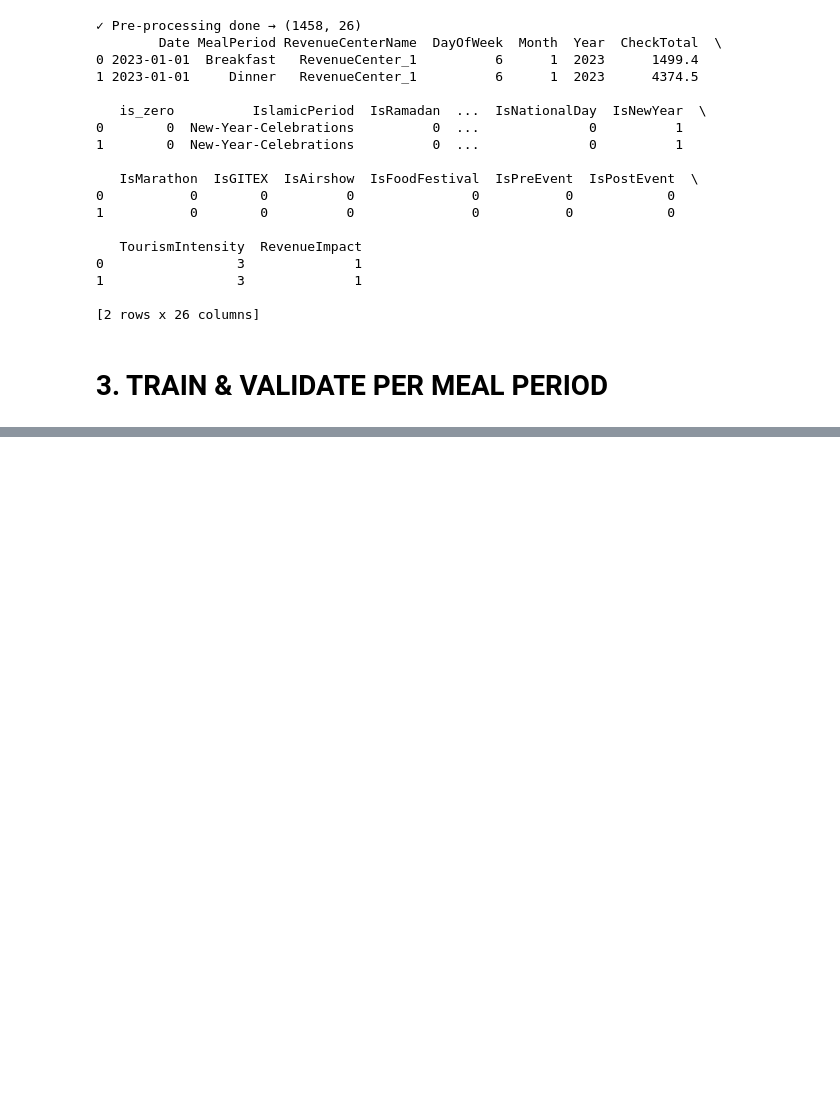
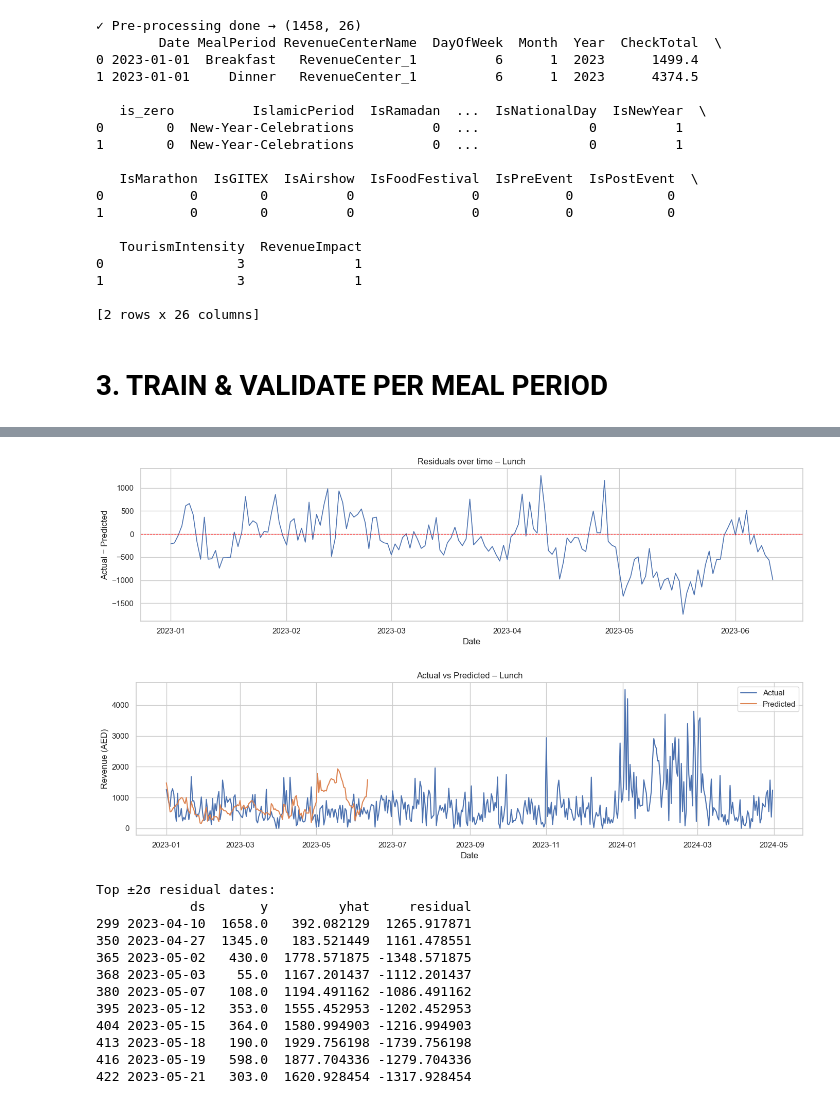
Before and after one commit to BeatBard/hotel-revenue-forecast, a Jupyter notebook: notebooks/model_train_attempt1.ipynb, the cells around one changed output, grey strips where cells are left out. Cells and saved outputs as stored; diff of their text form; code cells hidden in the pictures; blank space fills up the shorter version.

```diff
--- a/notebooks/model_train_attempt1.ipynb
+++ b/notebooks/model_train_attempt1.ipynb
@@ -364,0 +290,17 @@ raw.head()
+# %%
+meal = "Breakfast"
+dfb = raw[raw["MealPeriod"] == meal].copy()
+dfb.rename(columns={"Date": "ds", "CheckTotal": "y"}, inplace=True)
+regressors = [c for c in dfb.columns if c.startswith("Is") and c != "IslamicPeriod"] + ["TourismIntensity", "RevenueImpact"]
+
+m_final = Prophet(holidays=holidays, weekly_seasonality=True, yearly_seasonality=True)
+for r in regressors:
+    m_final.add_regressor(r)
+
+m_final.fit(dfb[["ds", "y"] + regressors])
+future = m_final.make_future_dataframe(periods=FORECAST_DAYS)
+for r in regressors:
+    future[r] = dfb[r].iloc[-1]
+forecast = m_final.predict(future)
+forecast.to_csv("forecast_RC1_Breakfast.csv", index=False)
+print("✅ Breakfast 90‑day forecast saved → forecast_RC1_Breakfast.csv")
@@ -364,0 +311,43 @@ raw.head()
+# %%
+import seaborn as sns
+
+diag_meal = "Lunch"  # change to Breakfast / Lunch / Dinner
+
+# Build full‑history forecast for chosen meal
+_diag = raw[raw["MealPeriod"] == diag_meal].copy()
+_diag.rename(columns={"Date": "ds", "CheckTotal": "y"}, inplace=True)
+
+m_diag = Prophet(holidays=holidays, weekly_seasonality=True, yearly_seasonality=True)
+regs_diag = [c for c in _diag.columns if c.startswith("Is") and c != "IslamicPeriod"] + ["TourismIntensity", "RevenueImpact"]
+for r in regs_diag:
+    m_diag.add_regressor(r)
+
+m_diag.fit(_diag[["ds", "y"] + regs_diag])
+forecast_all = m_diag.predict(_diag[["ds"] + regs_diag])
+_diag["yhat"] = forecast_all["yhat"]
+_diag["residual"] = _diag["y"] - _diag["yhat"]
+
+plt.figure(figsize=(14,4))
+sns.lineplot(data=_diag, x="ds", y="residual", lw=1.2)
+plt.axhline(0, color="red", ls="--", lw=0.8)
+plt.title(f"Residuals over time – {diag_meal}")
+plt.ylabel("Actual − Predicted")
+plt.xlabel("Date")
+plt.tight_layout()
+plt.show()
+
+# --- NEW: Overlay Actual vs Predicted ---
+plt.figure(figsize=(14,4))
+sns.lineplot(data=_diag, x="ds", y="y", label="Actual", linewidth=1.5)
+sns.lineplot(data=_diag, x="ds", y="yhat", label="Predicted", linewidth=1.5)
+plt.title(f"Actual vs Predicted – {diag_meal}")
+plt.ylabel("Revenue (AED)")
+plt.xlabel("Date")
+plt.legend()
+plt.tight_layout()
+plt.show()
+
+print("\nTop ±2σ residual dates:")
+std_res = _diag["residual"].std()
+print(_diag.loc[_diag["residual"].abs() > 2*std_res, ["ds", "y", "yhat", "residual"]].head(10))
+# %% [output]
@@ -364,0 +356,14 @@ raw.head()
+[figure, added]
+[figure, added]
+Top ±2σ residual dates:
+            ds       y         yhat     residual
+299 2023-04-10  1658.0   392.082129  1265.917871
+350 2023-04-27  1345.0   183.521449  1161.478551
+365 2023-05-02   430.0  1778.571875 -1348.571875
+368 2023-05-03    55.0  1167.201437 -1112.201437
+380 2023-05-07   108.0  1194.491162 -1086.491162
+395 2023-05-12   353.0  1555.452953 -1202.452953
+404 2023-05-15   364.0  1580.994903 -1216.994903
+413 2023-05-18   190.0  1929.756198 -1739.756198
+416 2023-05-19   598.0  1877.704336 -1279.704336
+422 2023-05-21   303.0  1620.928454 -1317.928454
```
Also changed, not shown: parts of 4 cells of this notebook, 1 other file.
